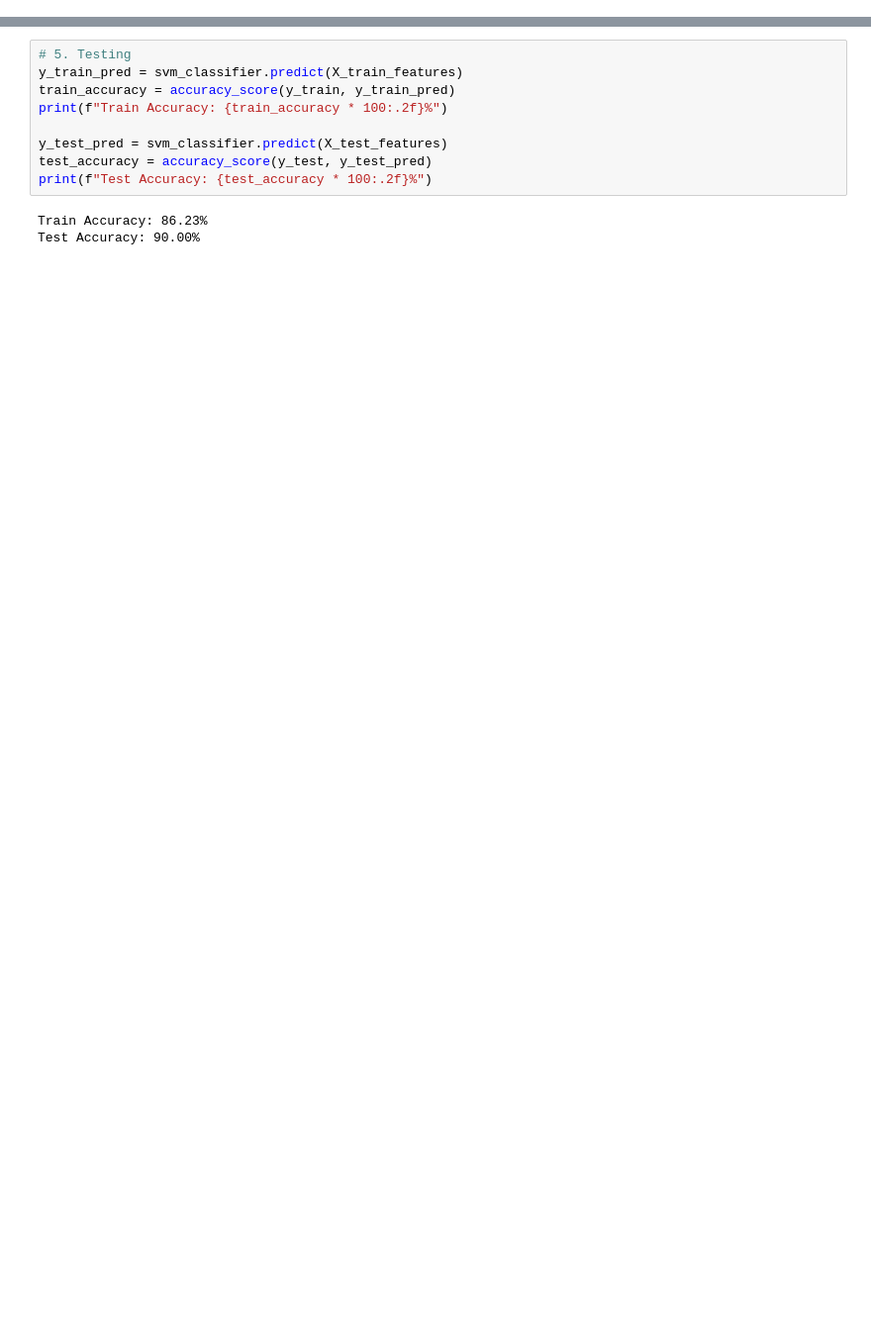
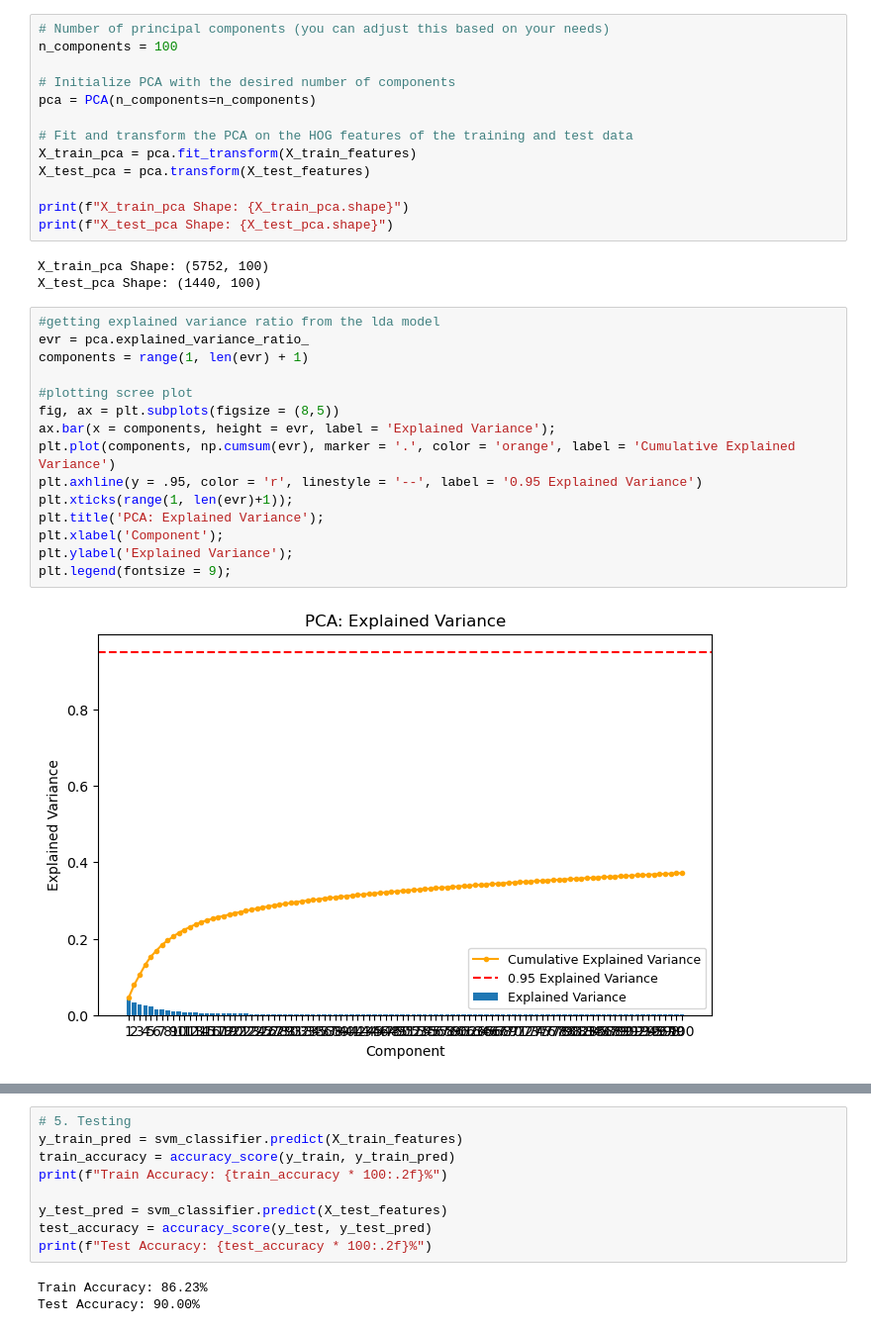
Before and after one commit to sumaiya008/Segmenting-Coral-Branch-tips, a Jupyter notebook: notebooks/1.0_Model_SVM.ipynb, the cells around one changed output, grey strips where cells are left out. Shown at 99% size. Cells and saved outputs as stored; diff of their text form; blank space fills up the shorter version.

Commit message:
non nn model runed again

```diff
--- a/notebooks/1.0_Model_SVM.ipynb
+++ b/notebooks/1.0_Model_SVM.ipynb
@@ -60,0 +82,33 @@ X_test_features Shape: (1440, 26244)
+# %%
+# Number of principal components (you can adjust this based on your needs)
+n_components = 100
+
+# Initialize PCA with the desired number of components
+pca = PCA(n_components=n_components)
+
+# Fit and transform the PCA on the HOG features of the training and test data
+X_train_pca = pca.fit_transform(X_train_features)
+X_test_pca = pca.transform(X_test_features)
+
+print(f"X_train_pca Shape: {X_train_pca.shape}")
+print(f"X_test_pca Shape: {X_test_pca.shape}")
+# %% [output]
+X_train_pca Shape: (5752, 100)
+X_test_pca Shape: (1440, 100)
+# %%
+#getting explained variance ratio from the lda model
+evr = pca.explained_variance_ratio_
+components = range(1, len(evr) + 1)
+
+#plotting scree plot
+fig, ax = plt.subplots(figsize = (8,5))
+ax.bar(x = components, height = evr, label = 'Explained Variance');
+plt.plot(components, np.cumsum(evr), marker = '.', color = 'orange', label = 'Cumulative Explained Variance')
+plt.axhline(y = .95, color = 'r', linestyle = '--', label = '0.95 Explained Variance')
+plt.xticks(range(1, len(evr)+1));
+plt.title('PCA: Explained Variance');
+plt.xlabel('Component');
+plt.ylabel('Explained Variance');
+plt.legend(fontsize = 9);
+# %% [output]
+[figure, added]
```
Also changed, not shown: parts of 28 cells of this notebook, 1 other file.
